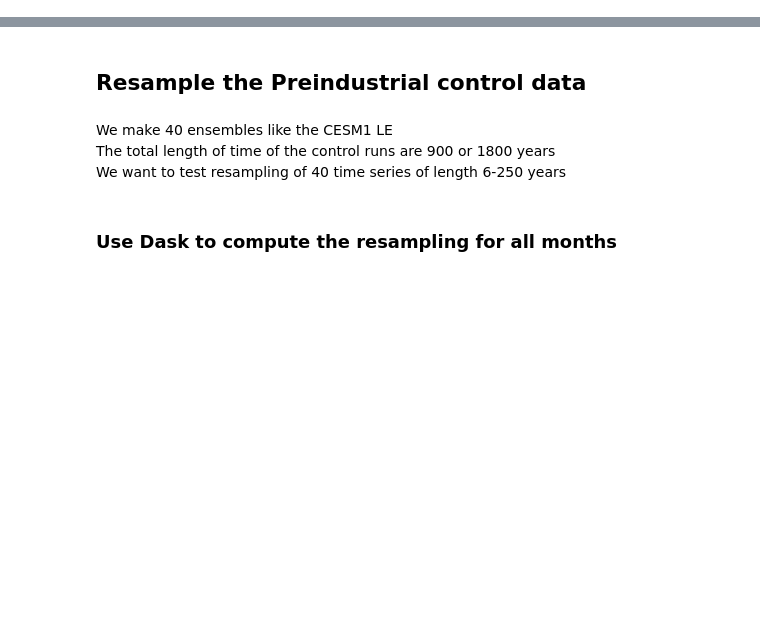
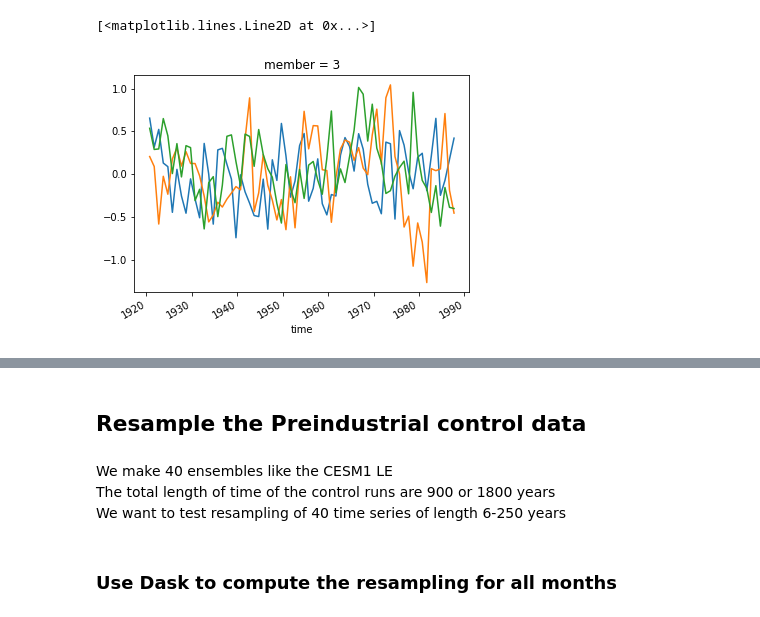
Before and after one commit to chrisrwp/synthetic-ensemble, a Jupyter notebook: SIA/CESM_pi_control.ipynb, the cells around one changed output, grey strips where cells are left out. Cells and saved outputs as stored; diff of their text form; code cells hidden in the pictures; blank space fills up the shorter version.

```diff
--- a/SIA/CESM_pi_control.ipynb
+++ b/SIA/CESM_pi_control.ipynb
@@ -60,0 +68,8 @@ client
+# %%
+#use 20C September
+detrended['20C_09_ens'].sel(member=1).plot()
+detrended['20C_09_ens'].sel(member=2).plot()
+detrended['20C_09_ens'].sel(member=3).plot()
+# %% [output]
+[<matplotlib.lines.Line2D at 0x...>]
+[figure, added]
```
Also changed, not shown: parts of 59 cells of this notebook, 26 other files.
